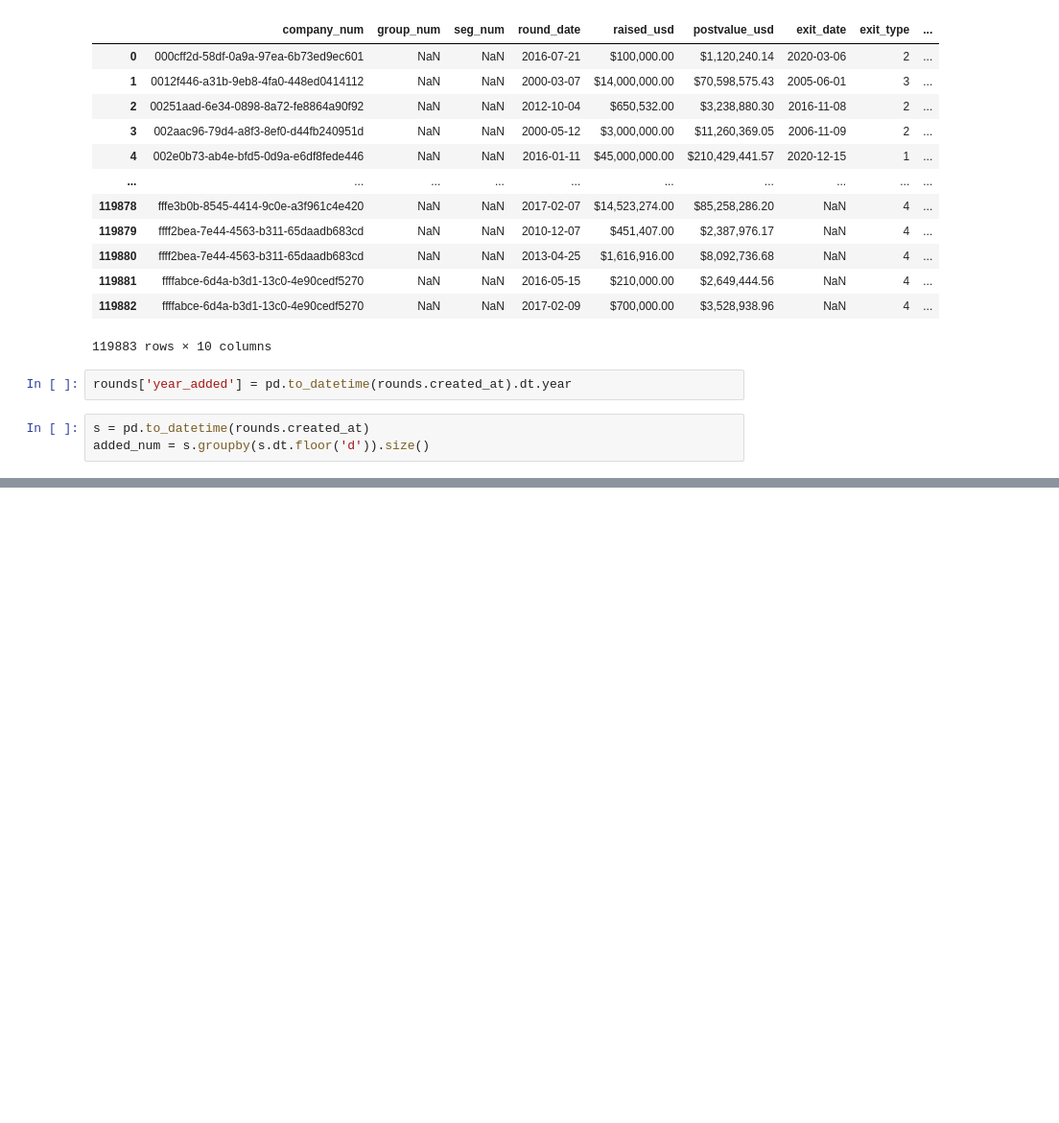
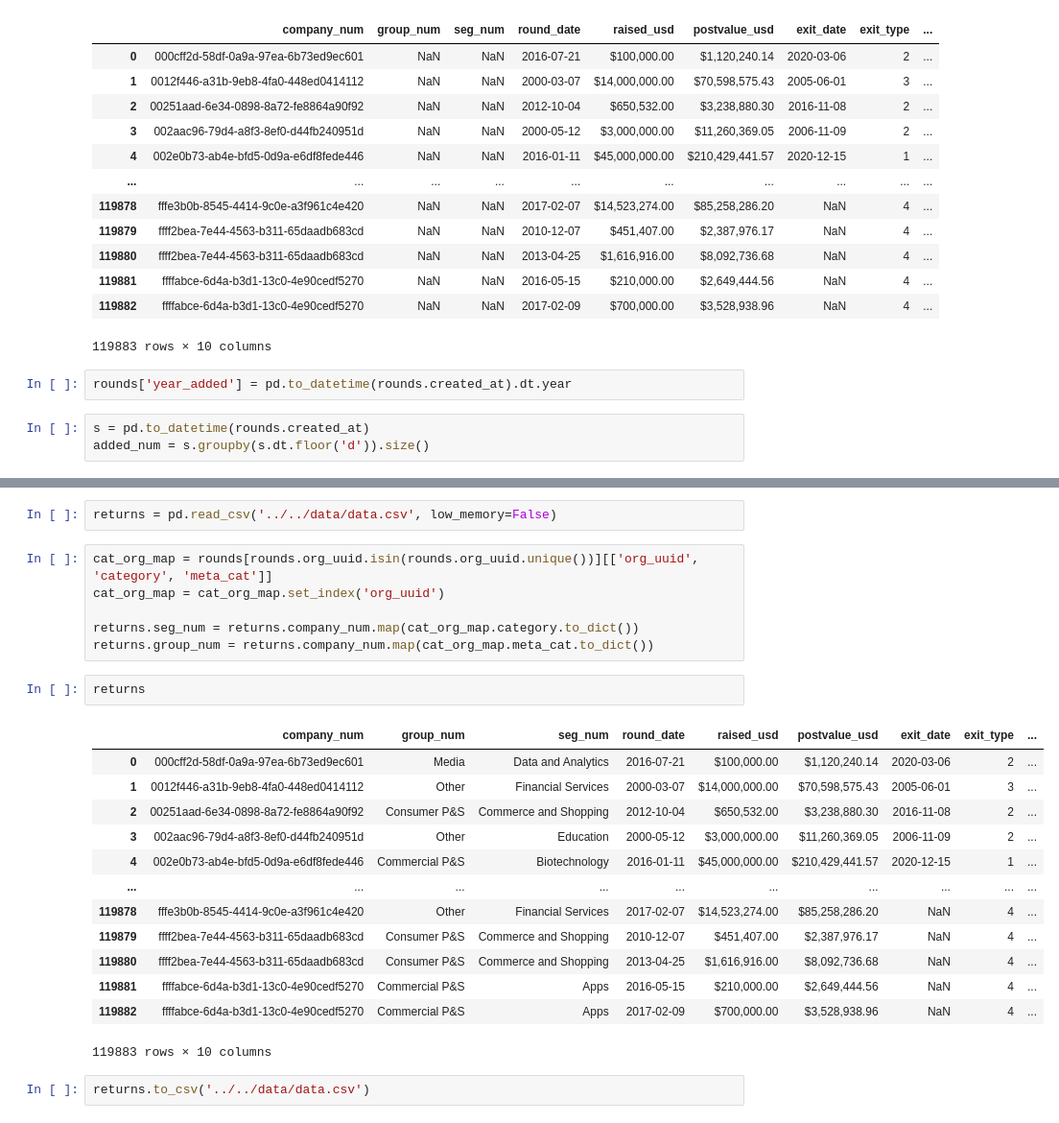
Before and after one commit to technometrics-lab/17-Venture-Capital-Risk-and-Return, a Jupyter notebook: src/notebooks/stylized_facts.ipynb, the cells around one changed output, grey strips where cells are left out. Shown: that part at 96% size. Saved outputs shown, nothing was run; the diff lists cells and outputs as text; blank space fills up the shorter version.

Commit message:
added industries to data

```diff
--- a/src/notebooks/stylized_facts.ipynb
+++ b/src/notebooks/stylized_facts.ipynb
@@ -453,0 +453,26 @@ Name: created_at, Length: 5378, dtype: int64
+# %%
+returns = pd.read_csv('../../data/data.csv', low_memory=False)
+# %%
+cat_org_map = rounds[rounds.org_uuid.isin(rounds.org_uuid.unique())][['org_uuid', 'category', 'meta_cat']]
+cat_org_map = cat_org_map.set_index('org_uuid')
+
+returns.seg_num = returns.company_num.map(cat_org_map.category.to_dict())
+returns.group_num = returns.company_num.map(cat_org_map.meta_cat.to_dict())
+# %%
+returns
+# %% [output]
+|  | company_num | group_num | seg_num | round_date | raised_usd | postvalue_usd | exit_date | exit_type | ... |
+| 0 | 000cff2d-58df-0a9a-97ea-6b73ed9ec601 | Media | Data and Analytics | 2016-07-21 | $100,000.00 | $1,120,240.14 | 2020-03-06 | 2 | ... |
+| 1 | 0012f446-a31b-9eb8-4fa0-448ed0414112 | Other | Financial Services | 2000-03-07 | $14,000,000.00 | $70,598,575.43 | 2005-06-01 | 3 | ... |
+| 2 | 00251aad-6e34-0898-8a72-fe8864a90f92 | Consumer P&S | Commerce and Shopping | 2012-10-04 | $650,532.00 | $3,238,880.30 | 2016-11-08 | 2 | ... |
+| 3 | 002aac96-79d4-a8f3-8ef0-d44fb240951d | Other | Education | 2000-05-12 | $3,000,000.00 | $11,260,369.05 | 2006-11-09 | 2 | ... |
+| 4 | 002e0b73-ab4e-bfd5-0d9a-e6df8fede446 | Commercial P&S | Biotechnology | 2016-01-11 | $45,000,000.00 | $210,429,441.57 | 2020-12-15 | 1 | ... |
+| ... | ... | ... | ... | ... | ... | ... | ... | ... | ... |
+| 119878 | fffe3b0b-8545-4414-9c0e-a3f961c4e420 | Other | Financial Services | 2017-02-07 | $14,523,274.00 | $85,258,286.20 | NaN | 4 | ... |
+| 119879 | ffff2bea-7e44-4563-b311-65daadb683cd | Consumer P&S | Commerce and Shopping | 2010-12-07 | $451,407.00 | $2,387,976.17 | NaN | 4 | ... |
+| 119880 | ffff2bea-7e44-4563-b311-65daadb683cd | Consumer P&S | Commerce and Shopping | 2013-04-25 | $1,616,916.00 | $8,092,736.68 | NaN | 4 | ... |
+| 119881 | ffffabce-6d4a-b3d1-13c0-4e90cedf5270 | Commercial P&S | Apps | 2016-05-15 | $210,000.00 | $2,649,444.56 | NaN | 4 | ... |
+| 119882 | ffffabce-6d4a-b3d1-13c0-4e90cedf5270 | Commercial P&S | Apps | 2017-02-09 | $700,000.00 | $3,528,938.96 | NaN | 4 | ... |
+119883 rows × 10 columns
+# %%
+returns.to_csv('../../data/data.csv')
```
Also changed, not shown: parts of 12 cells of this notebook, 1 other file.
